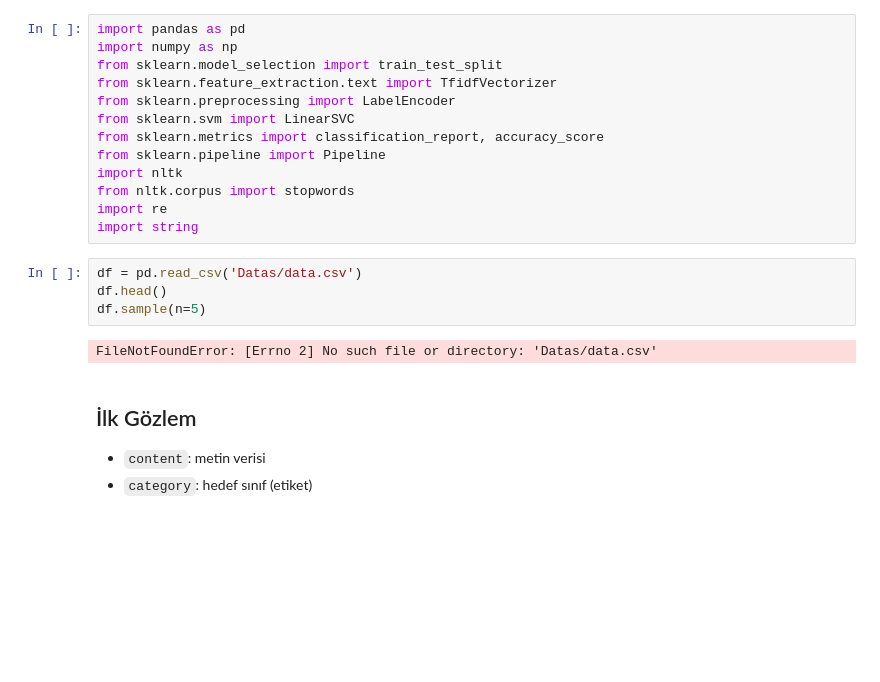
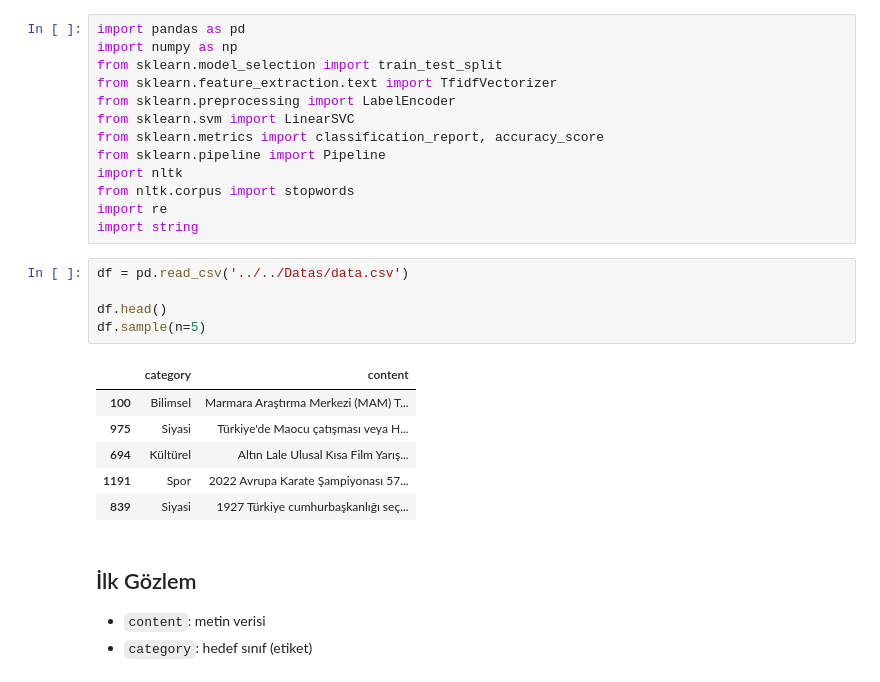
Before and after one commit to uslanozan/Dejaview-CENG3522, a Jupyter notebook: Notebooks/TF-IDF/agglomerative_clustering.ipynb, the cells around one changed output. Drawn from its saved outputs; the diff is of its cells as text; blank space fills up the shorter version.

```diff
--- a/Notebooks/TF-IDF/agglomerative_clustering.ipynb
+++ b/Notebooks/TF-IDF/agglomerative_clustering.ipynb
@@ -20,11 +20,17 @@ from nltk.corpus import stopwords
 import re
 import string
 # %%
-df = pd.read_csv('Datas/data.csv')
+df = pd.read_csv('../../Datas/data.csv')
+
 df.head()
 df.sample(n=5)
 # %% [output]
-FileNotFoundError: [Errno 2] No such file or directory: 'Datas/data.csv'
+|  | category | content |
+| 100 | Bilimsel | Marmara Araştırma Merkezi (MAM) T... |
+| 975 | Siyasi | Türkiye'de Maocu çatışması veya H... |
+| 694 | Kültürel | Altın Lale Ulusal Kısa Film Yarış... |
+| 1191 | Spor | 2022 Avrupa Karate Şampiyonası 57... |
+| 839 | Siyasi | 1927 Türkiye cumhurbaşkanlığı seç... |
 # %% [markdown]
 ## İlk Gözlem
 - `content`: metin verisi
```
Also changed, not shown: parts of 3 cells of this notebook, 38 other files.
